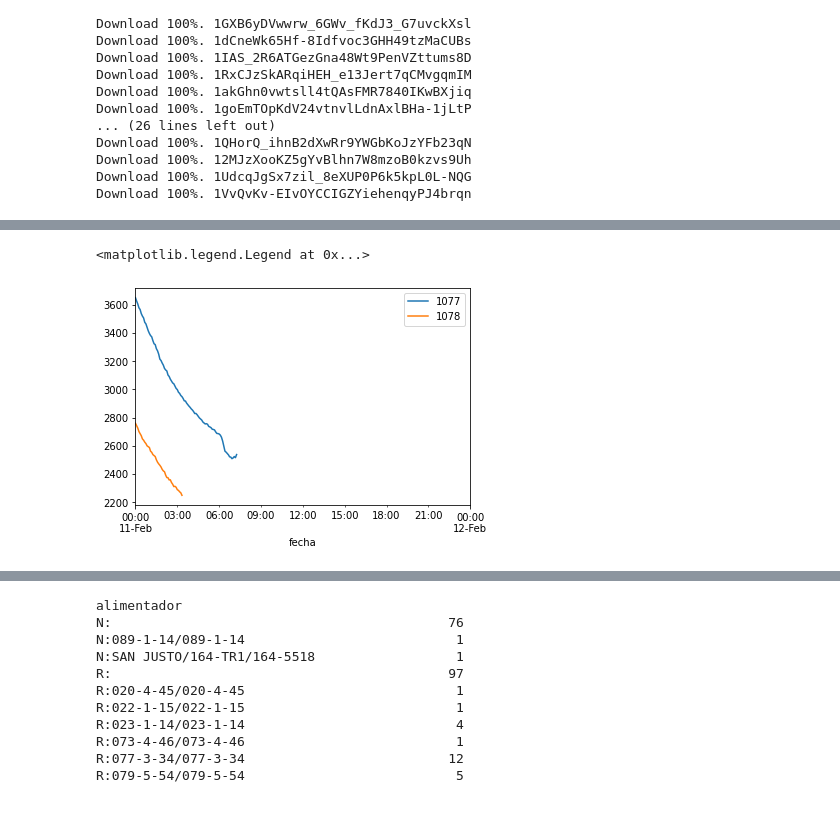
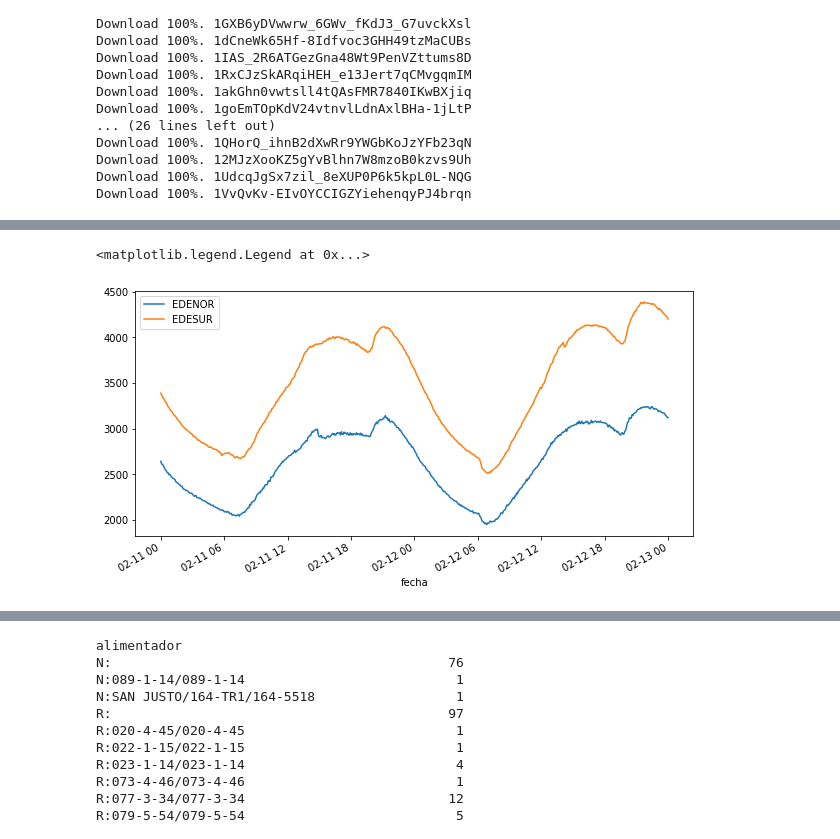
Before and after one commit to elsonidoq/enre, a Jupyter notebook: EDA.ipynb, the cells around one changed output, grey strips where cells are left out. Cells and saved outputs as stored; diff of their text form; code cells hidden in the pictures; blank space fills up the shorter version.

```diff
--- a/EDA.ipynb
+++ b/EDA.ipynb
@@ -274,13 +202,18 @@ len(demanda_df)
+# %%
+region2str = {
+    1077: 'EDESUR',  1078: 'EDENOR',
+}
 # %%
 import matplotlib.pyplot as plt
 
+plt.figure(figsize=(10,5))
 for region in demanda_df.region.unique():
-    demanda_df[demanda_df.region==region].set_index('fecha').demHoy.plot(label=str(region))
+    demanda_df[demanda_df.region==region].set_index('fecha').demAyer.plot(label=region2str[region])
 
 plt.legend(loc='best')
 # %% [output]
 <matplotlib.legend.Legend at 0x...>
-[figure, old version]
+[figure, new version]
 # %%
 cortes_df = pd.DataFrame(cortes)
 cortes_df['usuarios afectados'] = cortes_df['usuarios afectados'].apply(int)
```
Also changed, not shown: parts of 22 cells of this notebook.
